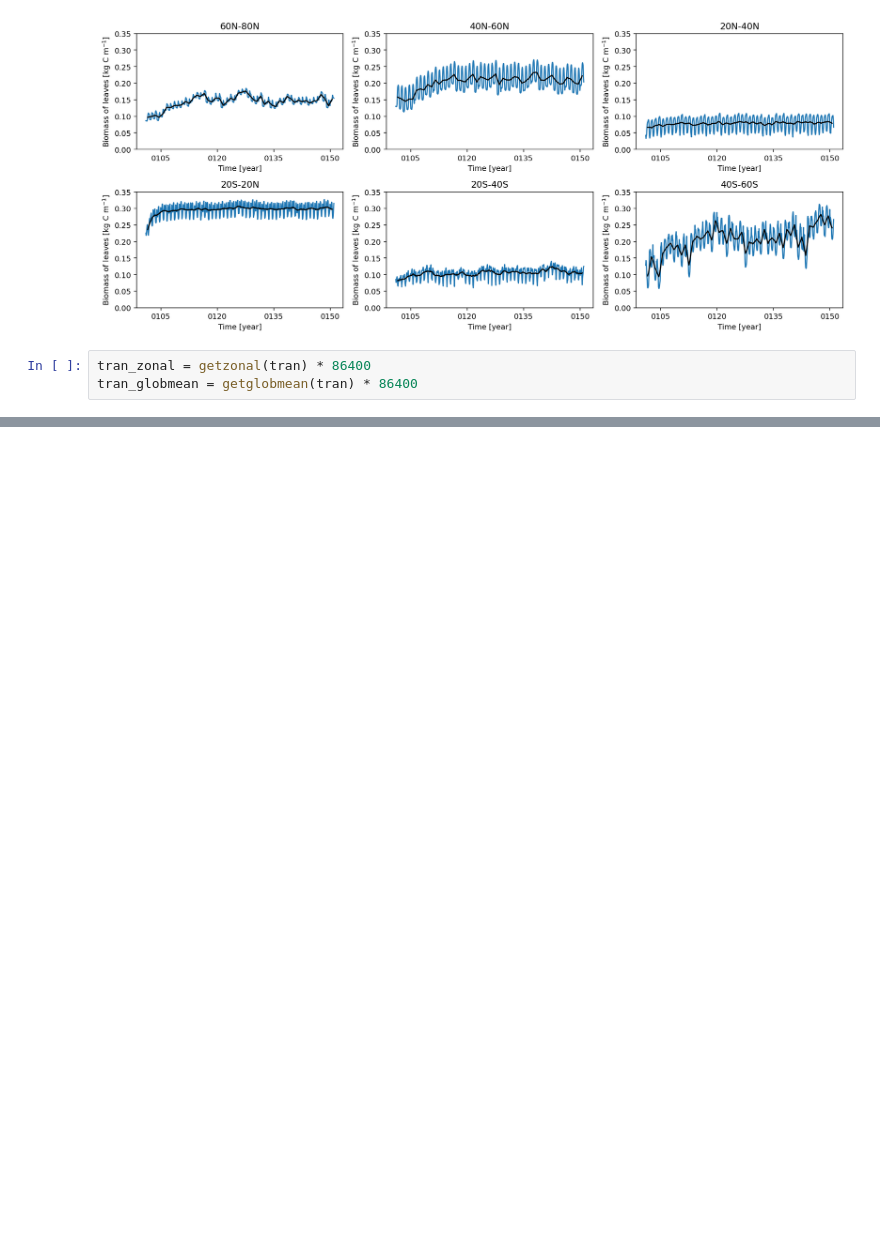
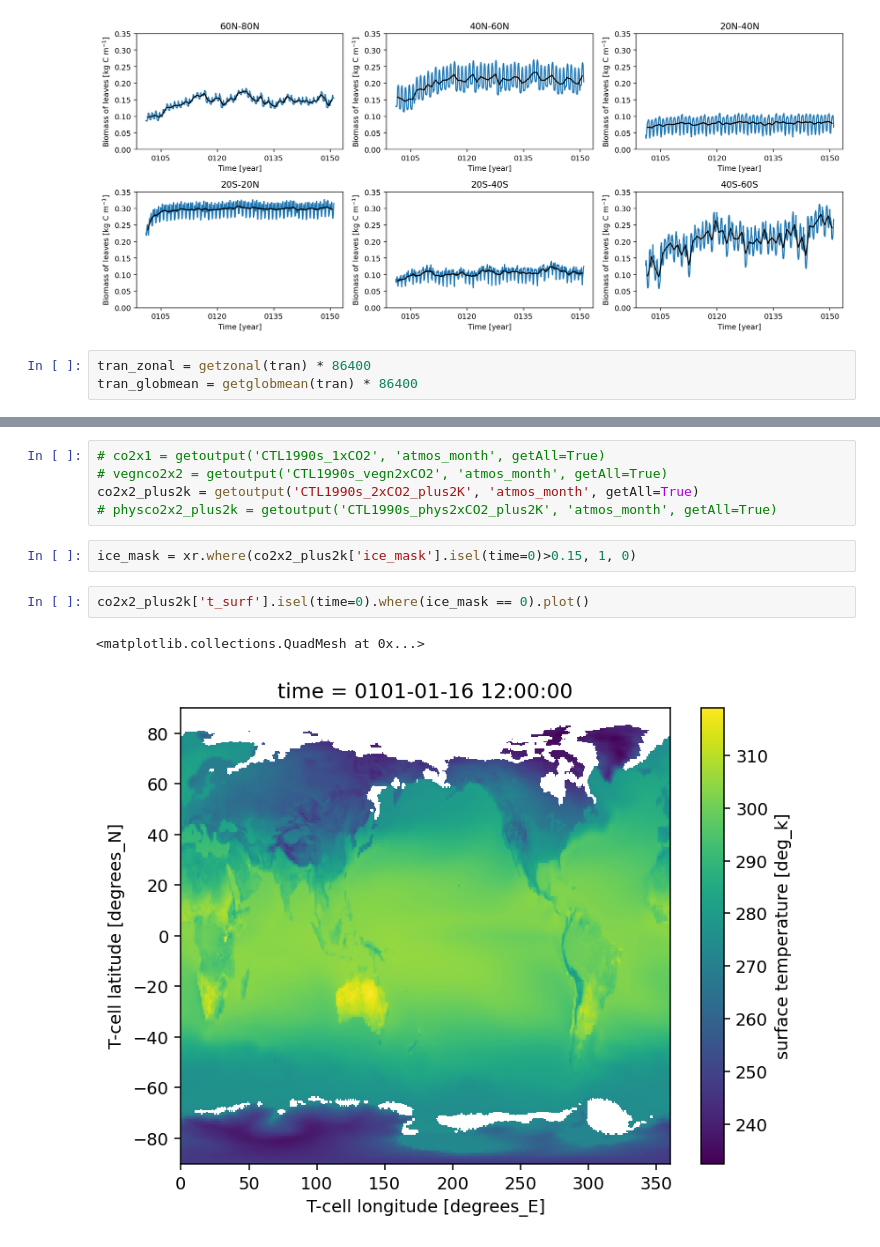
Before and after one commit to bbuchovecky/itcz_phys, a Jupyter notebook: notebooks/05_am2.5-spin-up.ipynb, the cells around one changed output, grey strips where cells are left out. Drawn from its saved outputs; the diff is of its cells as text; blank space fills up the shorter version.

```diff
--- a/notebooks/05_am2.5-spin-up.ipynb
+++ b/notebooks/05_am2.5-spin-up.ipynb
@@ -323,0 +364,12 @@ ax.legend(loc='lower right')
+# %%
+# co2x1 = getoutput('CTL1990s_1xCO2', 'atmos_month', getAll=True)
+# vegnco2x2 = getoutput('CTL1990s_vegn2xCO2', 'atmos_month', getAll=True)
+co2x2_plus2k = getoutput('CTL1990s_2xCO2_plus2K', 'atmos_month', getAll=True)
+# physco2x2_plus2k = getoutput('CTL1990s_phys2xCO2_plus2K', 'atmos_month', getAll=True)
+# %%
+ice_mask = xr.where(co2x2_plus2k['ice_mask'].isel(time=0)>0.15, 1, 0)
+# %%
+co2x2_plus2k['t_surf'].isel(time=0).where(ice_mask == 0).plot()
+# %% [output]
+<matplotlib.collections.QuadMesh at 0x...>
+[figure, added]
```
Also changed, not shown: parts of 8 cells of this notebook.
